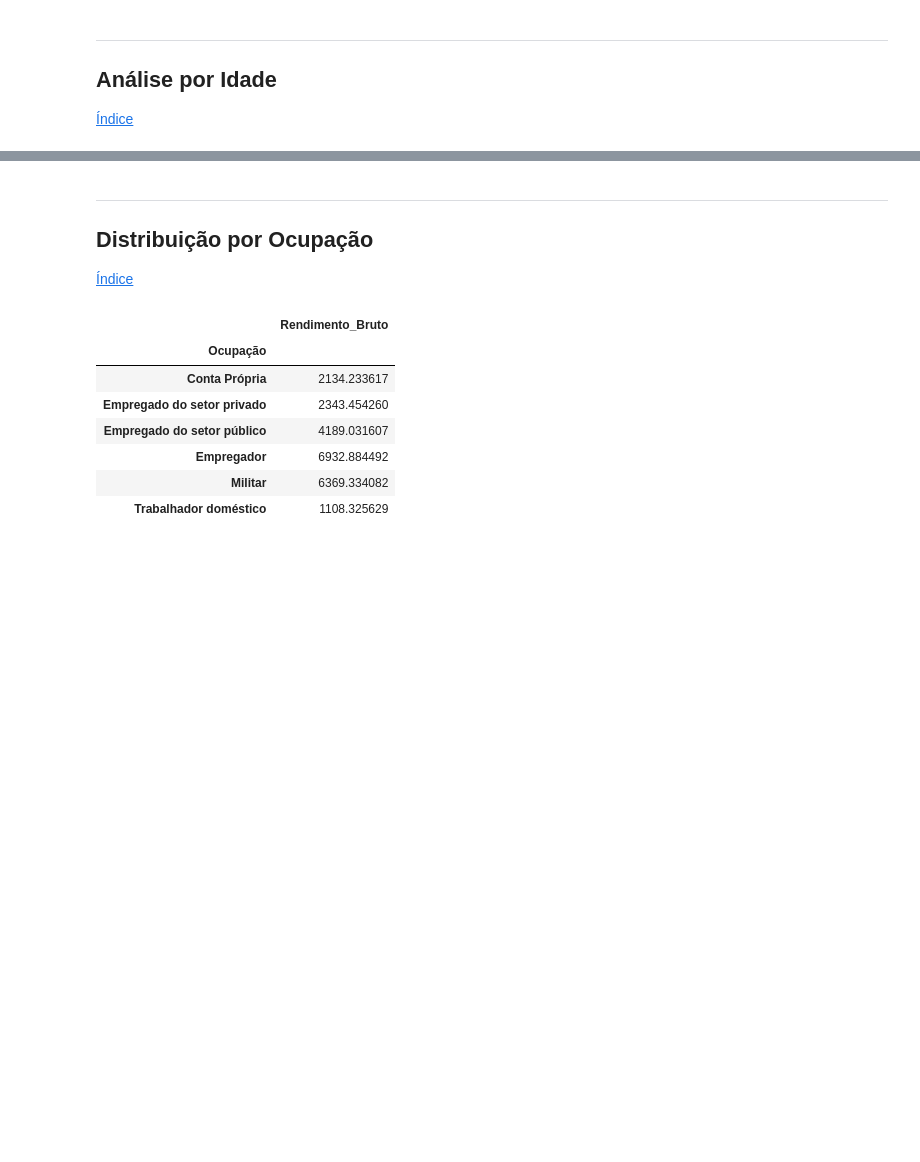
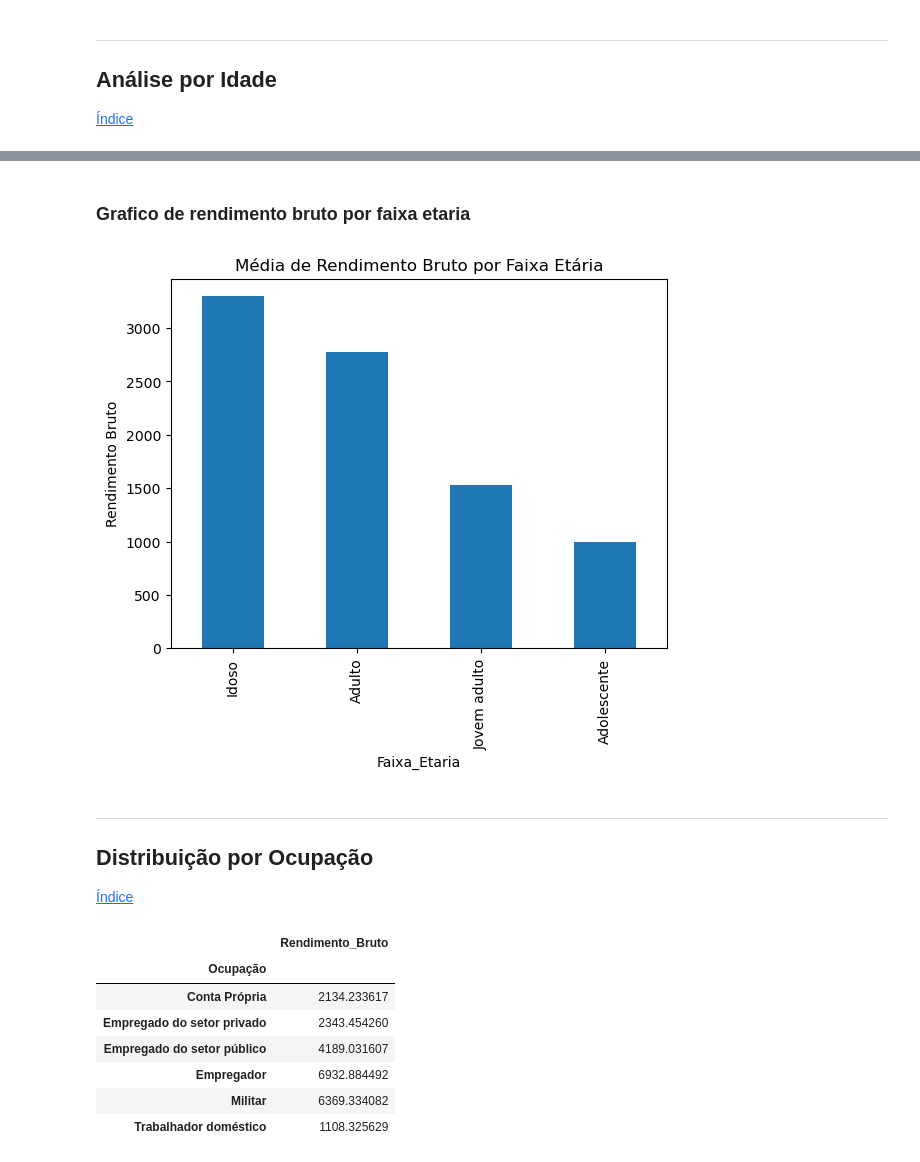
Before and after one commit to jlbrasileiro/Projeto-3---Ci-ncia-dos-Dados---2024.2, a Jupyter notebook: analise_exploratoria.ipynb, the cells around one changed output, grey strips where cells are left out. Drawn from its saved outputs; the diff is of its cells as text; code cells hidden in the pictures; blank space fills up the shorter version.

```diff
--- a/analise_exploratoria.ipynb
+++ b/analise_exploratoria.ipynb
@@ -291,0 +295,21 @@ plt.show()
+# %%
+# Função para categorizar as idades em faixas etárias
+def categorizar_faixa_etaria(idade):
+    if idade <= 11:
+        return 'Criança'
+    elif idade <= 17:
+        return 'Adolescente'
+    elif idade <= 24:
+        return 'Jovem adulto'
+    elif idade <= 64:
+        return 'Adulto'
+    else:
+        return 'Idoso'
+
+# Criando a nova coluna 'Faixa_Etaria' no DataFrame
+dados['Faixa_Etaria'] = dados['Idade'].apply(categorizar_faixa_etaria)
+
+# Exibindo as primeiras linhas para verificar
+df_faixa_etaria = dados.groupby("Faixa_Etaria")["Rendimento_Bruto"]
+media_faixa_etaria = df_faixa_etaria.mean()
+media_faixa_etaria.to_frame()
@@ -292,3 +323,12 @@ plt.show()
+# %% [markdown]
+### Grafico de rendimento bruto por faixa etaria
+# %%
+media_faixa_etaria.sort_values(ascending=False).plot(kind="bar")
+plt.title("Média de Rendimento Bruto por Faixa Etária")
+plt.ylabel("Rendimento Bruto")
+plt.show()
+# %% [output]
+[figure, added]
 # %% [markdown]
 ___
 <div id="ocupa"></div>
```
Also changed, not shown: parts of 5 cells of this notebook.
